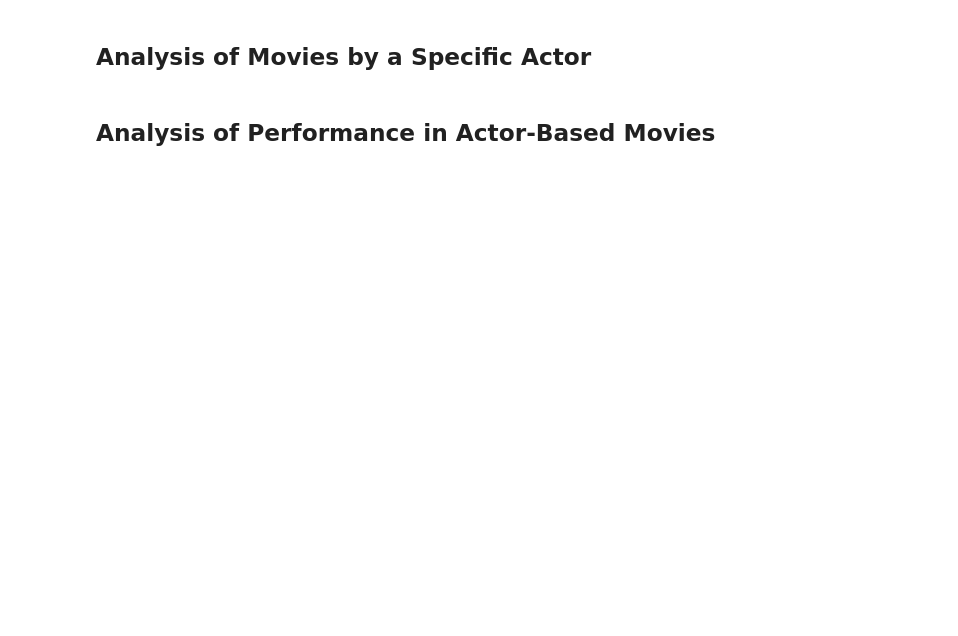
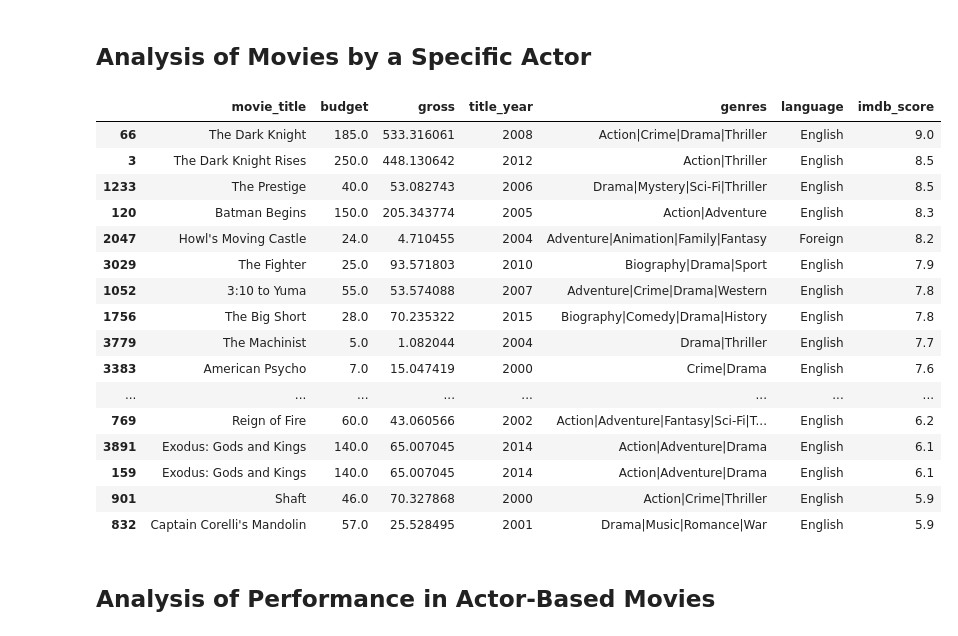
Before and after one commit to ayaramis/DataScience, a Jupyter notebook: recommendation_system/Movie Dataset EDA & Recommendation Engine 13.03.2024.ipynb, the cells around one changed output. Drawn from its saved outputs; the diff is of its cells as text; code cells hidden in the pictures; blank space fills up the shorter version.

```diff
--- a/recommendation_system/Movie Dataset EDA & Recommendation Engine 13.03.2024.ipynb
+++ b/recommendation_system/Movie Dataset EDA & Recommendation Engine 13.03.2024.ipynb
@@ -525,4 +612,44 @@ display(data[data['Profit'] < -2000][[
 # %% [markdown]
 ## Analysis of Movies by a Specific Actor
+# %%
+def query_actors(x):
+    # Belirtilen aktörün birinci, ikinci veya üçüncü aktör olarak listelendiği filmleri birleştir
+    a = data[data['actor_1_name'] == x]
+    b = data[data['actor_2_name'] == x]
+    c = data[data['actor_3_name'] == x]
+    y = pd.concat([a, b, c])
+
+    y = y[[
+        'movie_title',
+        'budget',
+        'gross',
+        'title_year',
+        'genres',
+        'language',
+        'imdb_score',
+    ]]
+
+    y = y.sort_values(by='imdb_score', ascending=False)
+    return y
+# %%
+query_actors('Christian Bale')
+# %% [output]
+|  | movie_title | budget | gross | title_year | genres | language | imdb_score |
+| 66 | The Dark Knight | 185.0 | 533.316061 | 2008 | Action|Crime|Drama|Thriller | English | 9.0 |
+| 3 | The Dark Knight Rises | 250.0 | 448.130642 | 2012 | Action|Thriller | English | 8.5 |
+| 1233 | The Prestige | 40.0 | 53.082743 | 2006 | Drama|Mystery|Sci-Fi|Thriller | English | 8.5 |
+| 120 | Batman Begins | 150.0 | 205.343774 | 2005 | Action|Adventure | English | 8.3 |
+| 2047 | Howl's Moving Castle | 24.0 | 4.710455 | 2004 | Adventure|Animation|Family|Fantasy | Foreign | 8.2 |
+| 3029 | The Fighter | 25.0 | 93.571803 | 2010 | Biography|Drama|Sport | English | 7.9 |
+| 1052 | 3:10 to Yuma | 55.0 | 53.574088 | 2007 | Adventure|Crime|Drama|Western | English | 7.8 |
+| 1756 | The Big Short | 28.0 | 70.235322 | 2015 | Biography|Comedy|Drama|History | English | 7.8 |
+| 3779 | The Machinist | 5.0 | 1.082044 | 2004 | Drama|Thriller | English | 7.7 |
+| 3383 | American Psycho | 7.0 | 15.047419 | 2000 | Crime|Drama | English | 7.6 |
+| ... | ... | ... | ... | ... | ... | ... | ... |
+| 769 | Reign of Fire | 60.0 | 43.060566 | 2002 | Action|Adventure|Fantasy|Sci-Fi|T... | English | 6.2 |
+| 3891 | Exodus: Gods and Kings | 140.0 | 65.007045 | 2014 | Action|Adventure|Drama | English | 6.1 |
+| 159 | Exodus: Gods and Kings | 140.0 | 65.007045 | 2014 | Action|Adventure|Drama | English | 6.1 |
+| 901 | Shaft | 46.0 | 70.327868 | 2000 | Action|Crime|Thriller | English | 5.9 |
+| 832 | Captain Corelli's Mandolin | 57.0 | 25.528495 | 2001 | Drama|Music|Romance|War | English | 5.9 |
 # %% [markdown]
 ## Analysis of Performance in Actor-Based Movies
```
Also changed, not shown: parts of 17 cells of this notebook.
